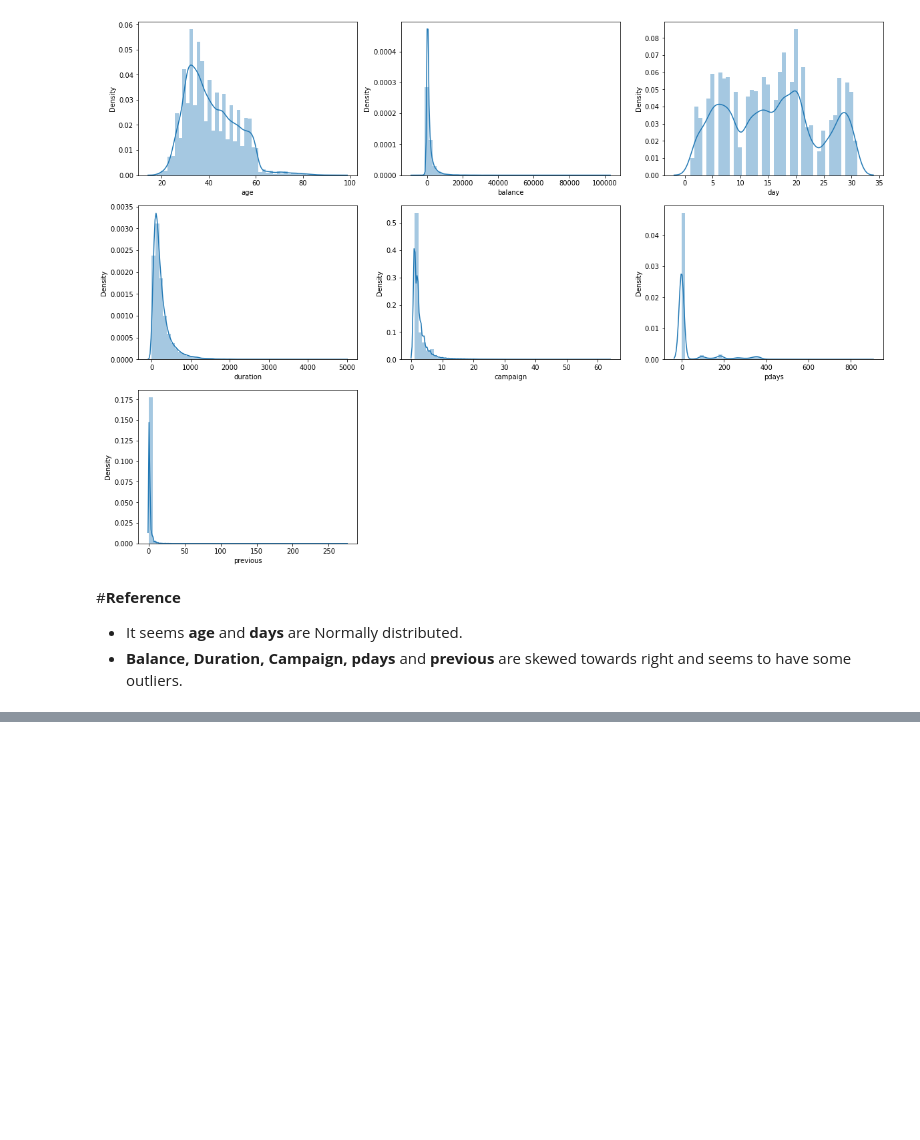
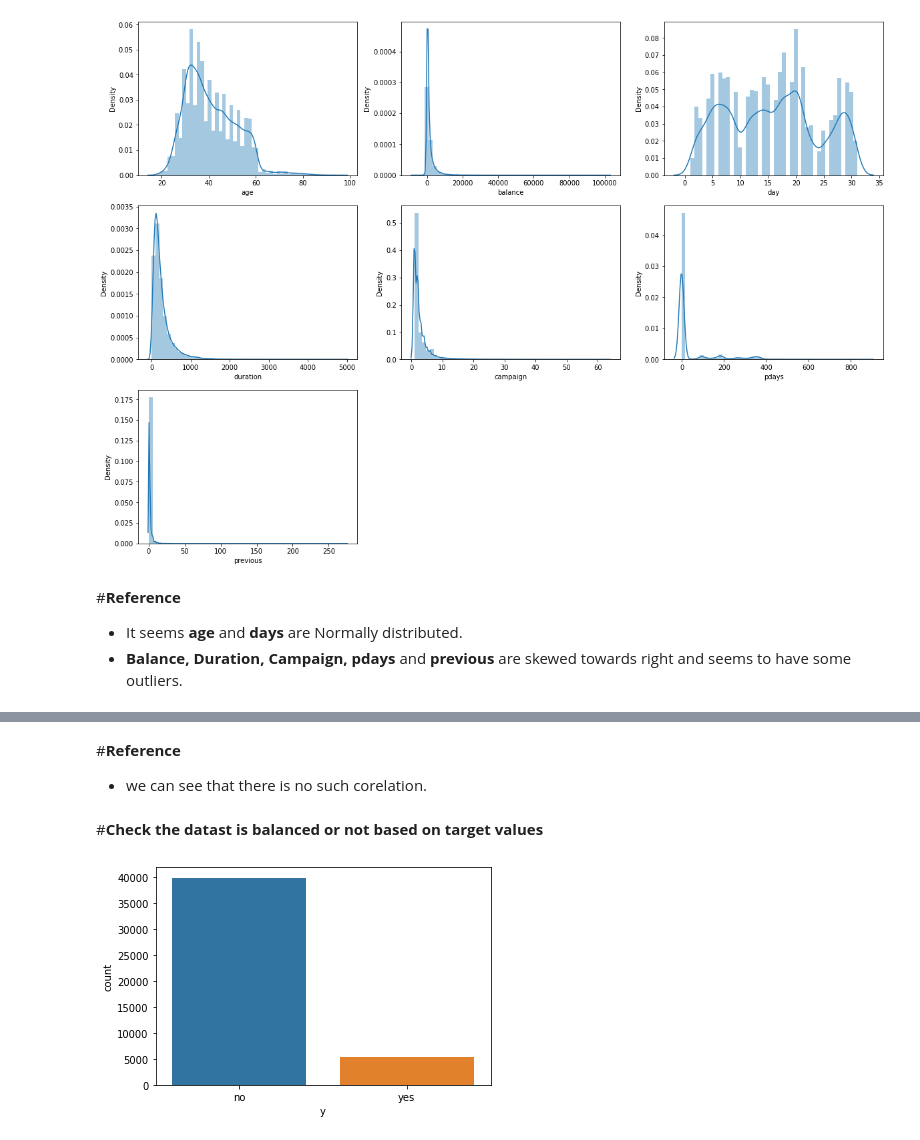
Before and after one commit to shwetaNayak19/Bank-Marketing-Effectiveness-Prediction, a Jupyter notebook: Bank_Marketing_Effectiveness_Prediction.ipynb, the cells around one changed output, grey strips where cells are left out. Drawn from its saved outputs; the diff is of its cells as text; code cells hidden in the pictures; blank space fills up the shorter version.

```diff
--- a/Bank_Marketing_Effectiveness_Prediction.ipynb
+++ b/Bank_Marketing_Effectiveness_Prediction.ipynb
@@ -446,0 +493,11 @@ plt.show()
+# %% [markdown]
+#**Reference**
+
+* we can see that there is no such corelation.
+# %% [markdown]
+#**Check the datast is balanced or not based on target values**
+# %%
+sns.countplot(x='y', data= df)
+plt.show()
+# %% [output]
+[figure, added]
```
Also changed, not shown: parts of 9 cells of this notebook.
